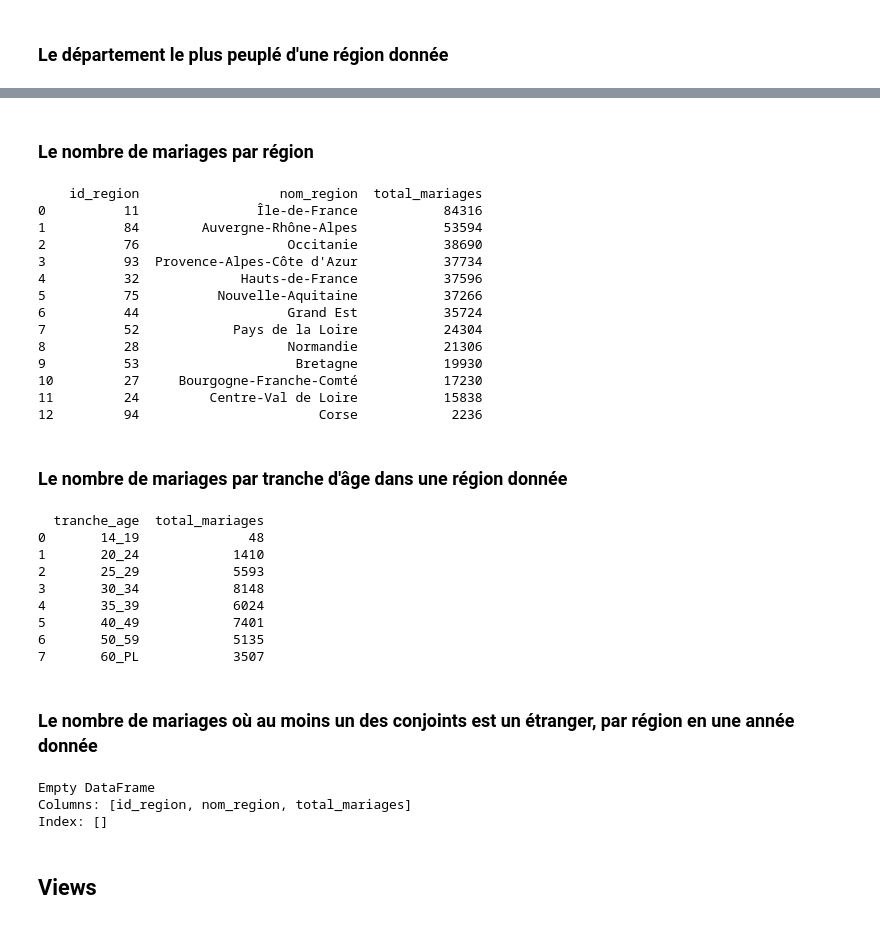
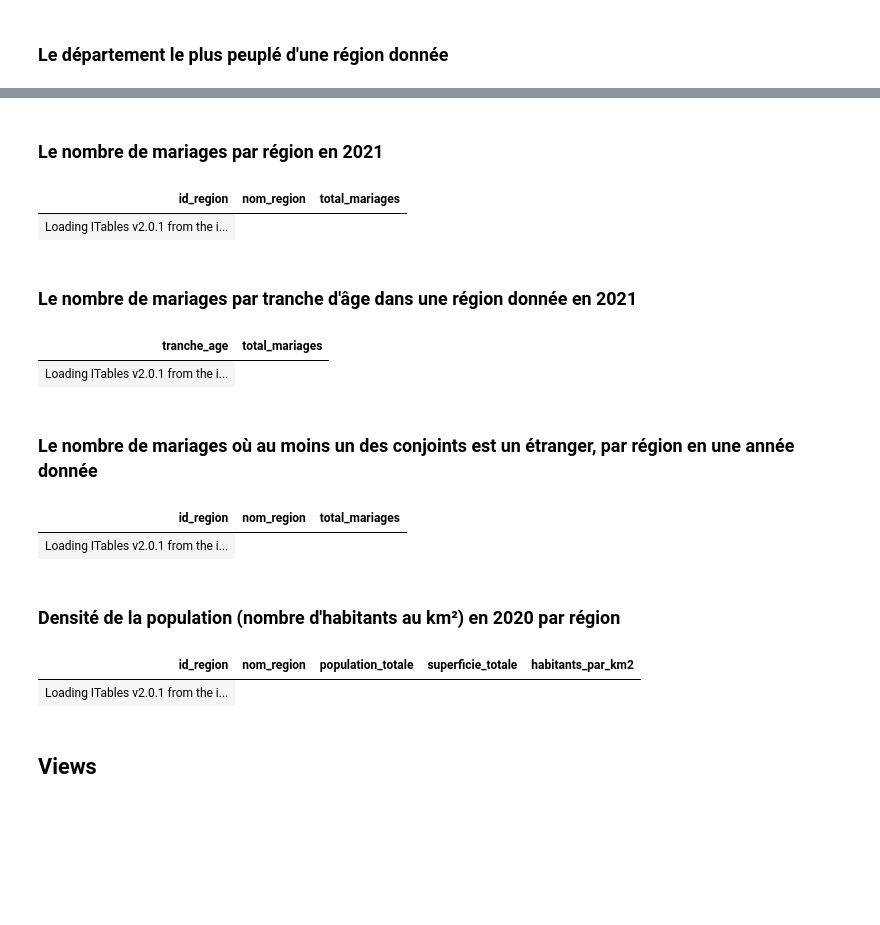
Before and after one commit to Hisqkq/INSEE-Database, a Jupyter notebook: request.ipynb, the cells around one changed output, grey strips where cells are left out. Saved outputs shown, nothing was run; the diff lists cells and outputs as text; code cells hidden in the pictures; blank space fills up the shorter version.

```diff
--- a/request.ipynb
+++ b/request.ipynb
@@ -147,5 +140,5 @@ print(df)
 # %% [markdown]
-### Le nombre de mariages par région
+### Le nombre de mariages par région en 2021
 # %%
 request = f"""SELECT r.id_region, r.nom_region, SUM(sm.nb_mariages) AS total_mariages
 FROM region r
@@ -157,26 +150,15 @@ ORDER BY total_mariages DESC;"""
 cur.execute(request)
 rows = cur.fetchall()
 df = pd.DataFrame(rows, columns=['id_region', 'nom_region', 'total_mariages'])
-print(df)
+df
 # %% [output]
-    id_region                  nom_region  total_mariages
-0          11               Île-de-France           84316
-1          84        Auvergne-Rhône-Alpes           53594
-2          76                   Occitanie           38690
-3          93  Provence-Alpes-Côte d'Azur           37734
-4          32             Hauts-de-France           37596
-5          75          Nouvelle-Aquitaine           37266
-6          44                   Grand Est           35724
-7          52            Pays de la Loire           24304
-8          28                   Normandie           21306
-9          53                    Bretagne           19930
-10         27     Bourgogne-Franche-Comté           17230
-11         24         Centre-Val de Loire           15838
-12         94                       Corse            2236
+| id_region | nom_region | total_mariages |
+| Loading ITables v2.0.1 from the i... |
 # %% [markdown]
-### Le nombre de mariages par tranche d'âge dans une région donnée
+### Le nombre de mariages par tranche d'âge dans une région donnée en 2021
 # %%
 nom_region = 'Nouvelle-Aquitaine'
+
 request = f"""SELECT sma.grage AS tranche_age, SUM(sma.nb_mariages) AS total_mariages
 FROM statistiques_mariages_age sma
 JOIN region r ON sma.id_region = r.id_region
@@ -188,17 +170,10 @@ ORDER BY sma.grage;
 cur.execute(request)
 rows = cur.fetchall()
 df = pd.DataFrame(rows, columns=['tranche_age', 'total_mariages'])
-print(df)
+df
 # %% [output]
-  tranche_age  total_mariages
-0       14_19              48
-1       20_24            1410
-2       25_29            5593
-3       30_34            8148
-4       35_39            6024
-5       40_49            7401
-6       50_59            5135
-7       60_PL            3507
+| tranche_age | total_mariages |
+| Loading ITables v2.0.1 from the i... |
 # %% [markdown]
 ### Le nombre de mariages où au moins un des conjoints est un étranger, par région en une année donnée
 # %%
@@ -211,11 +186,44 @@ ORDER BY total_mariages DESC;"""
 cur.execute(request)
 rows = cur.fetchall()
 df = pd.DataFrame(rows, columns=['id_region', 'nom_region', 'total_mariages'])
-print(df)
+df
 # %% [output]
-Empty DataFrame
-Columns: [id_region, nom_region, total_mariages]
-Index: []
+| id_region | nom_region | total_mariages |
+| Loading ITables v2.0.1 from the i... |
+# %% [markdown]
+### Densité de la population (nombre d'habitants au km²) en 2020 par région
+# %%
+request = """
+SELECT
+    r.id_region,
+    r.nom_region,
+    COALESCE(SUM(sp.valeur), 0) AS population_totale,
+    COALESCE(SUM(c.superf), 0) AS superficie_totale,
+    CASE
+        WHEN SUM(c.superf) > 0 THEN ROUND((SUM(sp.valeur) / SUM(c.superf))::numeric, 2)
+        ELSE 0.00
+    END AS habitants_par_km2
+FROM
+    region r
+JOIN
+    departement d ON r.id_region = d.id_region
+JOIN
+    commune c ON d.id_departement = c.id_departement
+JOIN
+    statistiques_population sp ON c.id_commune = sp.codgeo AND sp.type_statistique = 'Population' AND sp.annee = 2020
+GROUP BY
+    r.id_region, r.nom_region
+ORDER BY
+    habitants_par_km2 DESC;
+"""
+
+cur.execute(request)
+rows = cur.fetchall()
+df = pd.DataFrame(rows, columns=['id_region', 'nom_region', 'population_totale', 'superficie_totale', 'habitants_par_km2'])
+df
+# %% [output]
+| id_region | nom_region | population_totale | superficie_totale | habitants_par_km2 |
+| Loading ITables v2.0.1 from the i... |
 # %% [markdown]
 ## Views
 # %% [markdown]
```
Also changed, not shown: parts of 22 cells of this notebook, 1 other file.
